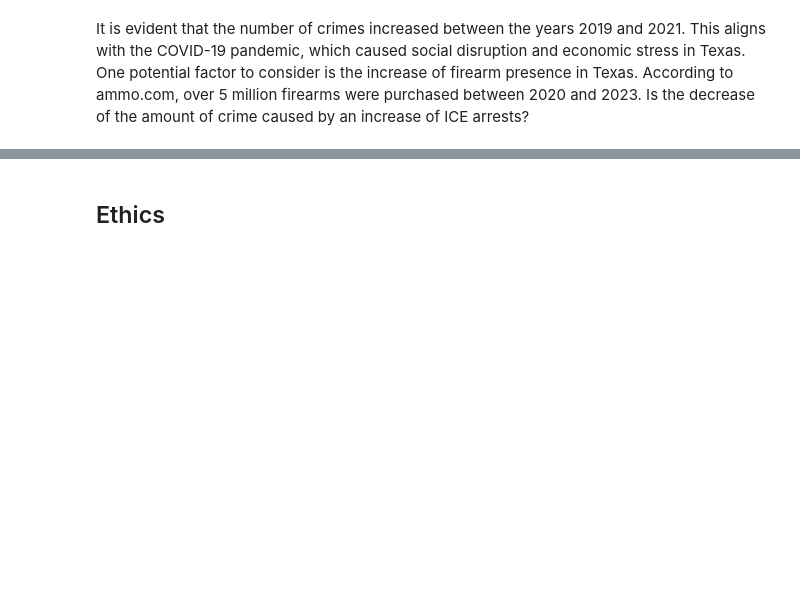
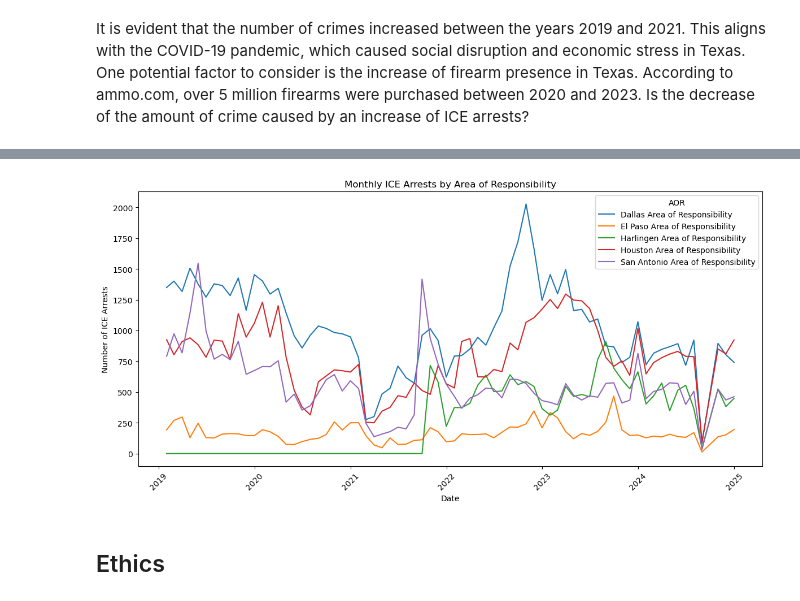
Before and after one commit to dylnwin/Group117_WI26, a Jupyter notebook: 02-EDACheckpoint.ipynb, the cells around one changed output, grey strips where cells are left out. Cells and saved outputs as stored; diff of their text form; code cells hidden in the pictures; blank space fills up the shorter version.

```diff
--- a/02-EDACheckpoint.ipynb
+++ b/02-EDACheckpoint.ipynb
@@ -742,3 +838,25 @@ for crime_type in crime_categories:
+# %%
+# Convert to datetime
+ice_df['datetime'] = pd.to_datetime(ice_df['Apprehension Date And Time'])
+
+# Group by month and AOR, count arrests
+monthly_aor = ice_df.groupby([pd.Grouper(key='datetime', freq='M'), 'Apprehension AOR']).size().unstack(fill_value=0)
+
+# Plot
+plt.figure(figsize=(12,6))
+
+for aor in monthly_aor.columns:
+    plt.plot(monthly_aor.index, monthly_aor[aor], label=aor)
+
+plt.xlabel('Date')
+plt.ylabel('Number of ICE Arrests')
+plt.title('Monthly ICE Arrests by Area of Responsibility')
+plt.xticks(rotation=45)
+plt.legend(title='AOR')
+plt.tight_layout()
+plt.show()
+# %% [output]
+[figure, added]
 # %% [markdown]
 ## Ethics
 # %% [markdown]
```
Also changed, not shown: parts of 23 cells of this notebook, 1 other file.
